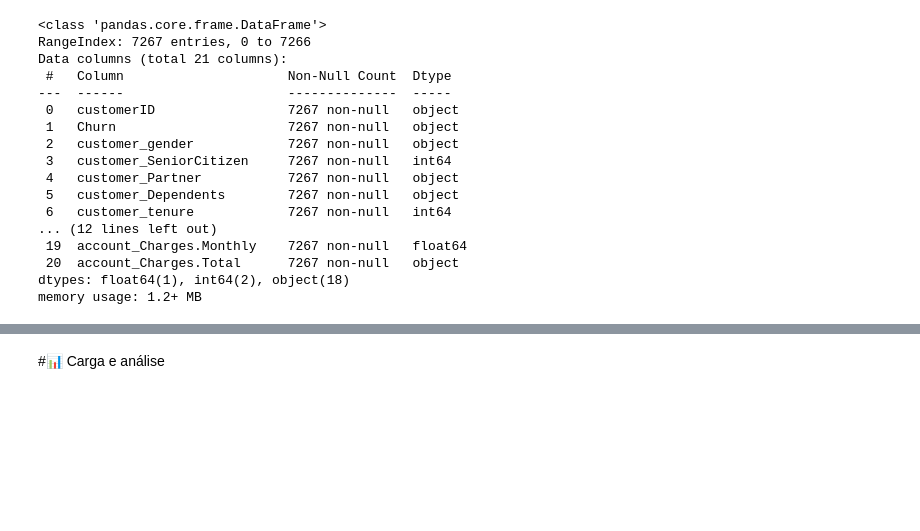
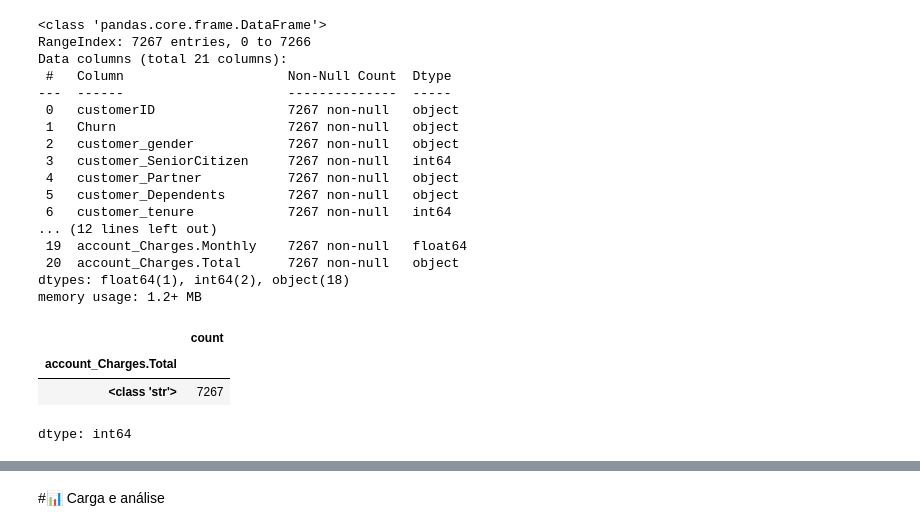
Before and after one commit to JessePMelo/Challenge-telecom-x, a Jupyter notebook: TelecomX_BR.ipynb, the cells around one changed output, grey strips where cells are left out. Cells and saved outputs as stored; diff of their text form; code cells hidden in the pictures; blank space fills up the shorter version.

```diff
--- a/TelecomX_BR.ipynb
+++ b/TelecomX_BR.ipynb
@@ -104,3 +103,10 @@ dtypes: float64(1), int64(2), object(18)
 memory usage: 1.2+ MB
 # %%
 df_normalizado.to_csv('dados_normalizados.csv', index=False)
+# %%
+df_normalizado['account_Charges.Total'].apply(type).value_counts()
+# %% [output]
+|  | count |
+| account_Charges.Total |  |
+| <class 'str'> | 7267 |
+dtype: int64
```
Also changed, not shown: parts of 7 cells of this notebook.
